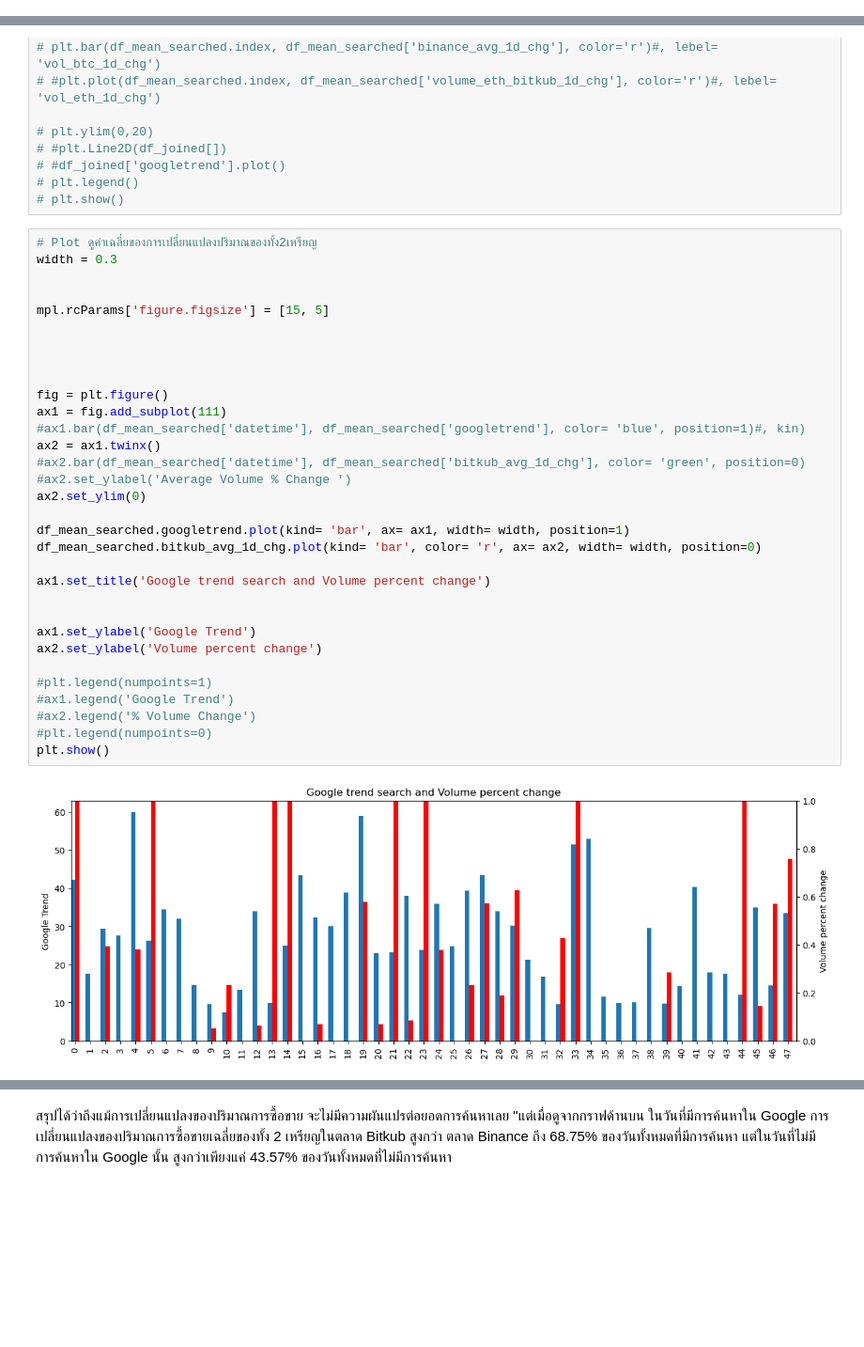
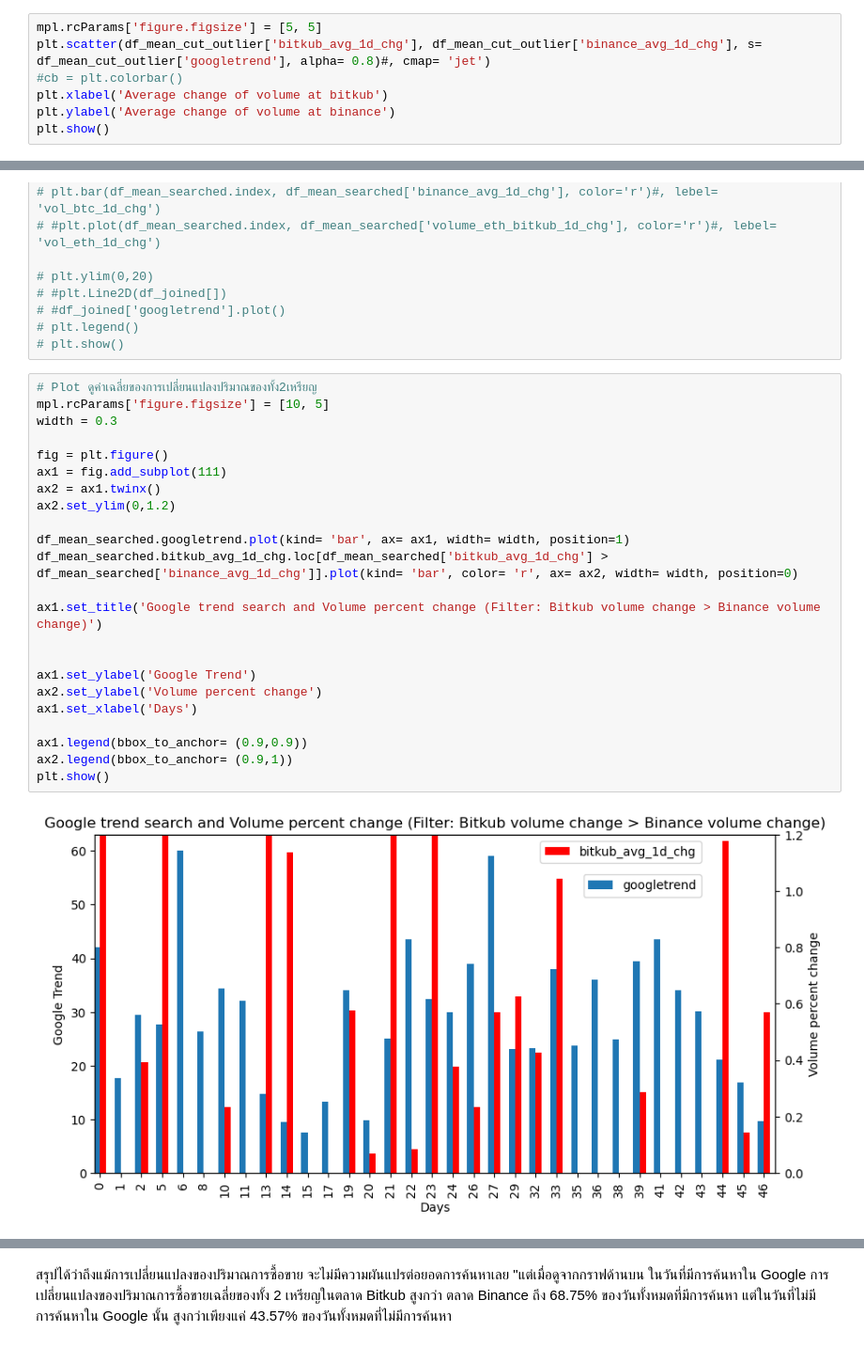
Before and after one commit to kimteespk/DADS5001_Miniproject_bitkub_googletrend, a Jupyter notebook: main_bitkub_googletrend.ipynb, the cells around one changed output, grey strips where cells are left out. Shown at 94% size. Cells and saved outputs as stored; diff of their text form; blank space fills up the shorter version.

```diff
--- a/main_bitkub_googletrend.ipynb
+++ b/main_bitkub_googletrend.ipynb
@@ -595,0 +614,7 @@ df_mean.reset_index(inplace= True)
+# %%
+mpl.rcParams['figure.figsize'] = [5, 5]
+plt.scatter(df_mean_cut_outlier['bitkub_avg_1d_chg'], df_mean_cut_outlier['binance_avg_1d_chg'], s= df_mean_cut_outlier['googletrend'], alpha= 0.8)#, cmap= 'jet')
+#cb = plt.colorbar()
+plt.xlabel('Average change of volume at bitkub')
+plt.ylabel('Average change of volume at binance')
+plt.show()
@@ -638,35 +667,26 @@ df_mean_searched.reset_index(inplace=True)
 # plt.show()
 # %%
 # Plot ดูค่าเฉลี่ยของการเปลี่ยนแปลงปริมาณของทั้ง2เหรียญ
+mpl.rcParams['figure.figsize'] = [10, 5]
 width = 0.3
-
-
-mpl.rcParams['figure.figsize'] = [15, 5]
-
-
-
 
 fig = plt.figure()
 ax1 = fig.add_subplot(111)
-#ax1.bar(df_mean_searched['datetime'], df_mean_searched['googletrend'], color= 'blue', position=1)#, kin)
 ax2 = ax1.twinx()
-#ax2.bar(df_mean_searched['datetime'], df_mean_searched['bitkub_avg_1d_chg'], color= 'green', position=0)
-#ax2.set_ylabel('Average Volume % Change ')
-ax2.set_ylim(0)
+ax2.set_ylim(0,1.2)
 
 df_mean_searched.googletrend.plot(kind= 'bar', ax= ax1, width= width, position=1)
-df_mean_searched.bitkub_avg_1d_chg.plot(kind= 'bar', color= 'r', ax= ax2, width= width, position=0)
+df_mean_searched.bitkub_avg_1d_chg.loc[df_mean_searched['bitkub_avg_1d_chg'] > df_mean_searched['binance_avg_1d_chg']].plot(kind= 'bar', color= 'r', ax= ax2, width= width, position=0)
 
-ax1.set_title('Google trend search and Volume percent change')
+ax1.set_title('Google trend search and Volume percent change (Filter: Bitkub volume change > Binance volume change)')
 
 
 ax1.set_ylabel('Google Trend')
 ax2.set_ylabel('Volume percent change')
+ax1.set_xlabel('Days')
 
-#plt.legend(numpoints=1)
-#ax1.legend('Google Trend')
-#ax2.legend('% Volume Change')
-#plt.legend(numpoints=0)
+ax1.legend(bbox_to_anchor= (0.9,0.9))
+ax2.legend(bbox_to_anchor= (0.9,1))
 plt.show()
 # %% [output]
-[figure, old version]
+[figure, new version]
```
Also changed, not shown: parts of 13 cells of this notebook, 1 other file.
